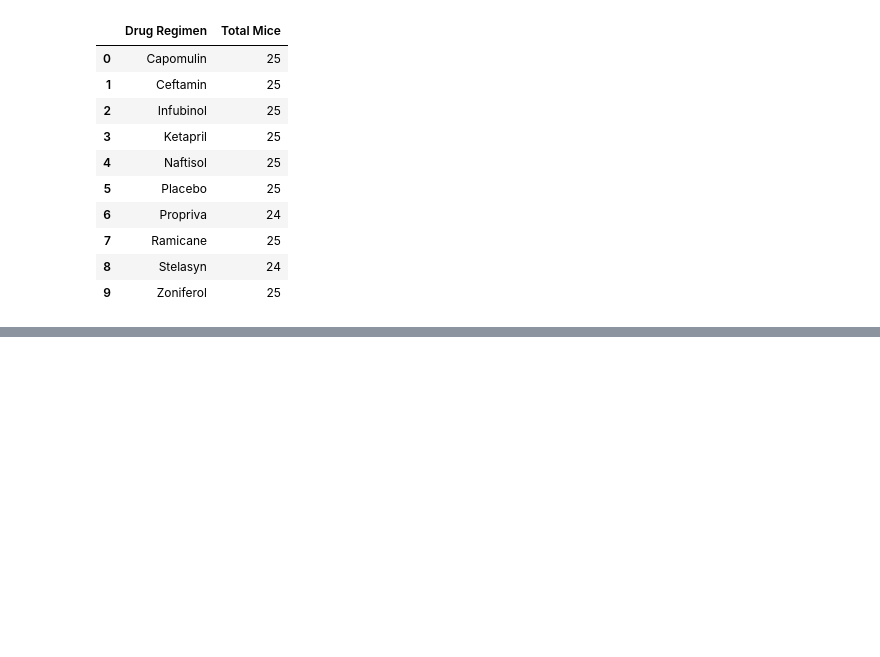
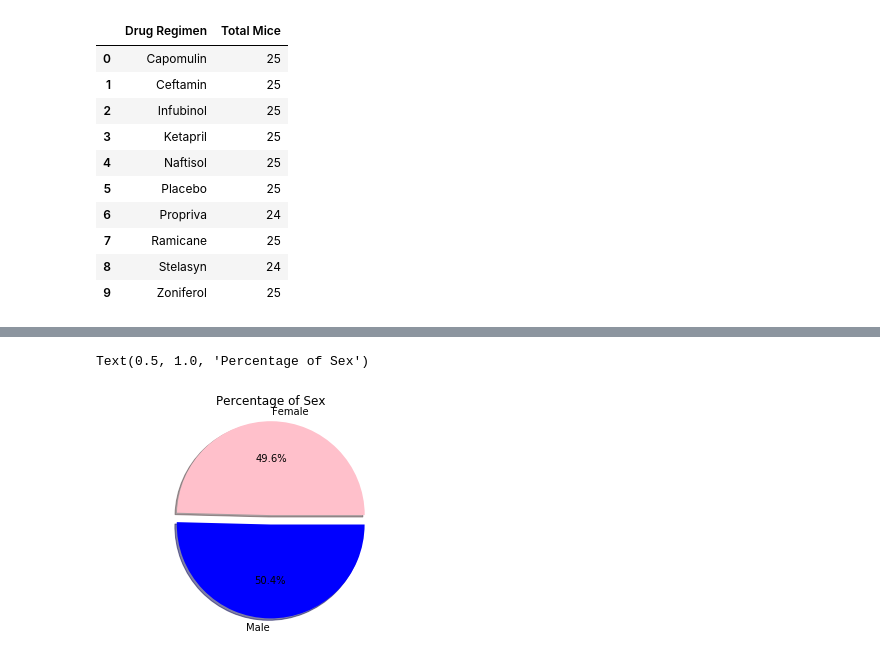
Before and after one commit to phuphan626/Matplotlib-Challenge-, a Jupyter notebook: Pymaceuticals/Pymaceuticals Partial Solution.ipynb, the cells around one changed output, grey strips where cells are left out. Drawn from its saved outputs; the diff is of its cells as text; code cells hidden in the pictures; blank space fills up the shorter version.

```diff
--- a/Pymaceuticals/Pymaceuticals Partial Solution.ipynb
+++ b/Pymaceuticals/Pymaceuticals Partial Solution.ipynb
@@ -193,0 +209,12 @@ gender_count=pd.DataFrame(gender_set['Sex'].unique())
+# %%
+# Using Matplotlib to plot pie chart
+labels='Female','Male'
+sizes=[49.597,50.403]
+colors=['Pink','Blue']
+explode=[0.1,0]
+plt.pie(sizes, explode=explode, colors=colors, autopct="%1.1f%%", shadow=True, startangle=0,center=(0, 0),labels=labels)
+plt.axis("equal")
+plt.title("Percentage of Sex")
+# %% [output]
+Text(0.5, 1.0, 'Percentage of Sex')
+[figure, added]
```
Also changed, not shown: parts of 7 cells of this notebook.
